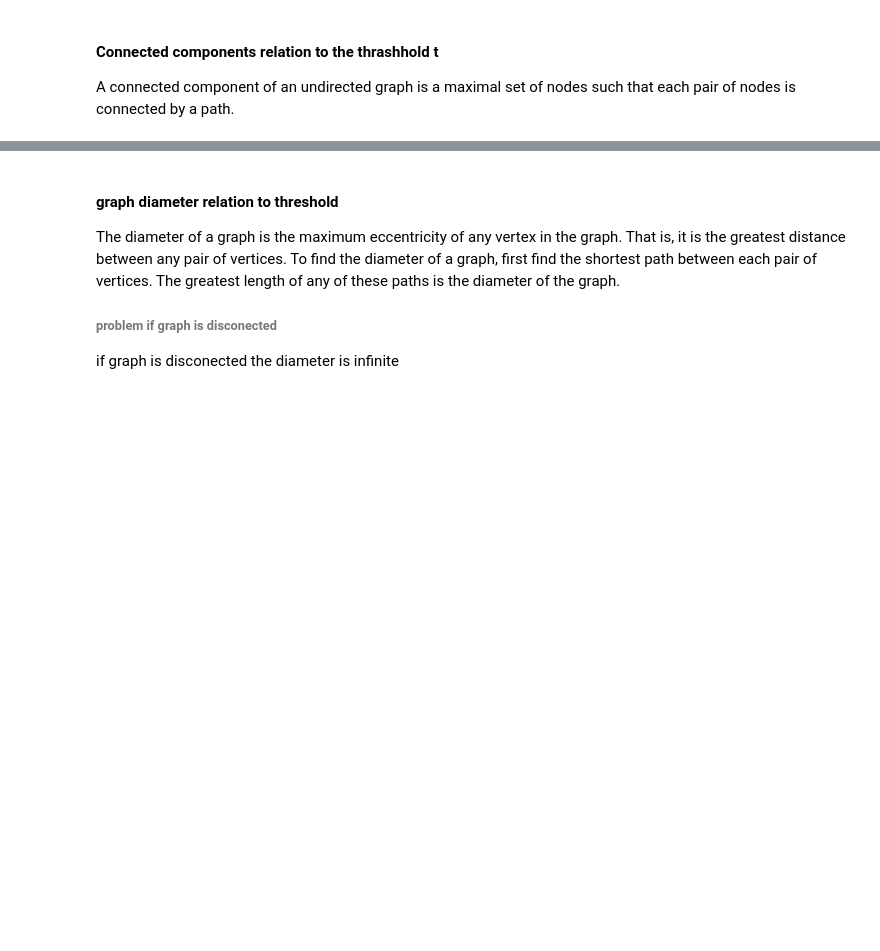
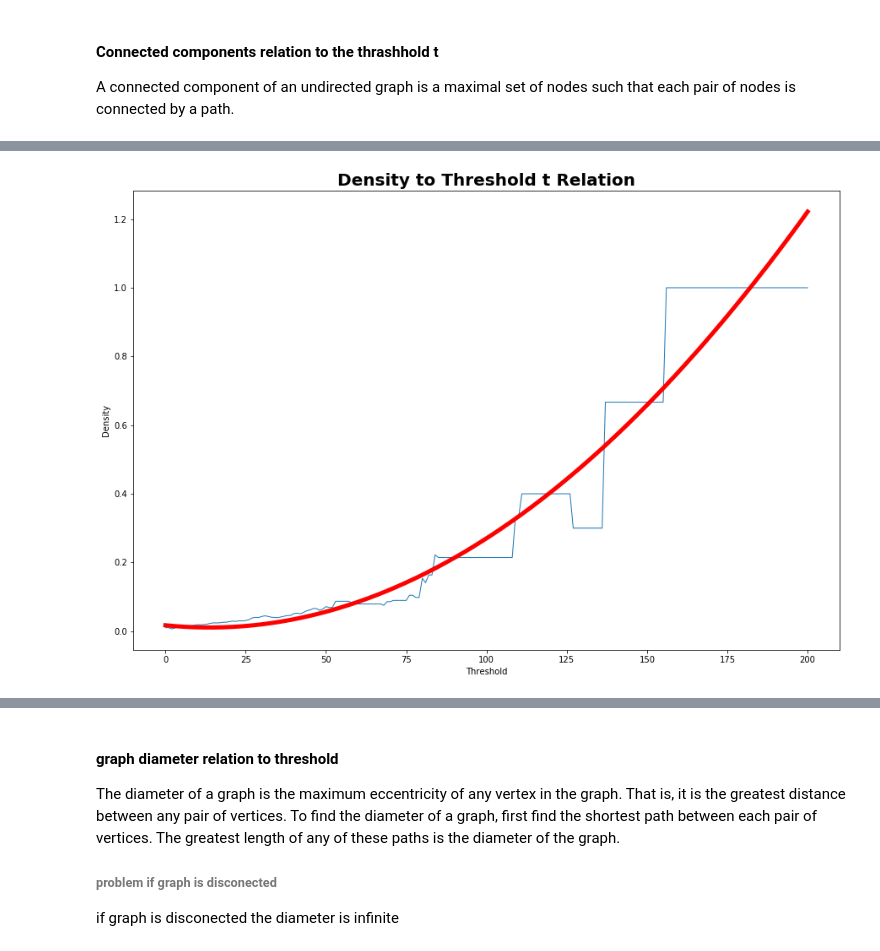
Before and after one commit to LaertNuhu/MedDataVisualisation, a Jupyter notebook: Implementation.ipynb, the cells around one changed output, grey strips where cells are left out. Drawn from its saved outputs; the diff is of its cells as text; code cells hidden in the pictures; blank space fills up the shorter version.

```diff
--- a/Implementation.ipynb
+++ b/Implementation.ipynb
@@ -607,0 +721,4 @@ print(graphs)
+# %%
+plotThrasholdRelationTo(density,"Density")
+# %% [output]
+[figure, added]
```
Also changed, not shown: parts of 23 cells of this notebook.
